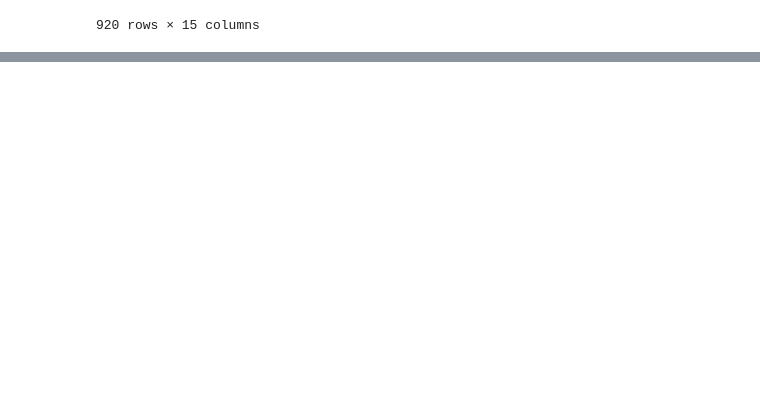
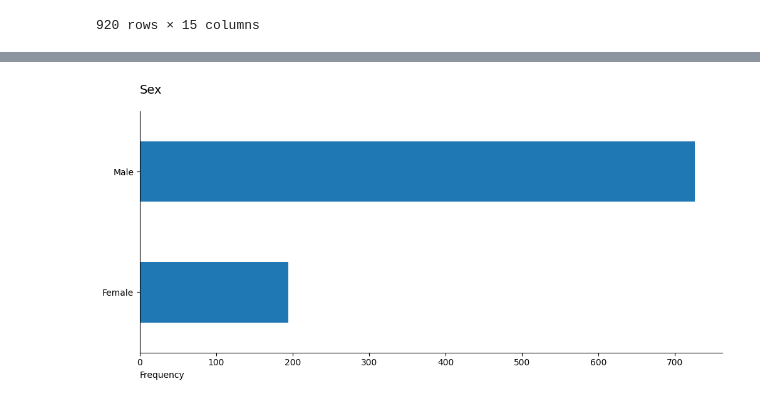
Before and after one commit to davidsmv/MachineLearningPortfolio, a Jupyter notebook: unsupervised_projects/1 - Clustering_For_Heart_Disease_Analysis.ipynb, the cells around one changed output, grey strips where cells are left out. Drawn from its saved outputs; the diff is of its cells as text; code cells hidden in the pictures; blank space fills up the shorter version.

```diff
--- a/unsupervised_projects/1 - Clustering_For_Heart_Disease_Analysis.ipynb
+++ b/unsupervised_projects/1 - Clustering_For_Heart_Disease_Analysis.ipynb
@@ -38,0 +83,9 @@ df
+# %%
+ax = df["sex"].value_counts().sort_values().plot(kind="barh", figsize=(12, 5))
+ax.set_title("Sex", fontsize=14, loc="left", pad=20)
+ax.set_ylabel("")
+ax.set_xlabel("Frequency", loc="left")
+ax.spines["top"].set_visible(False)
+ax.spines["right"].set_visible(False)
+# %% [output]
+[figure, added]
```
Also changed, not shown: parts of 5 cells of this notebook.
